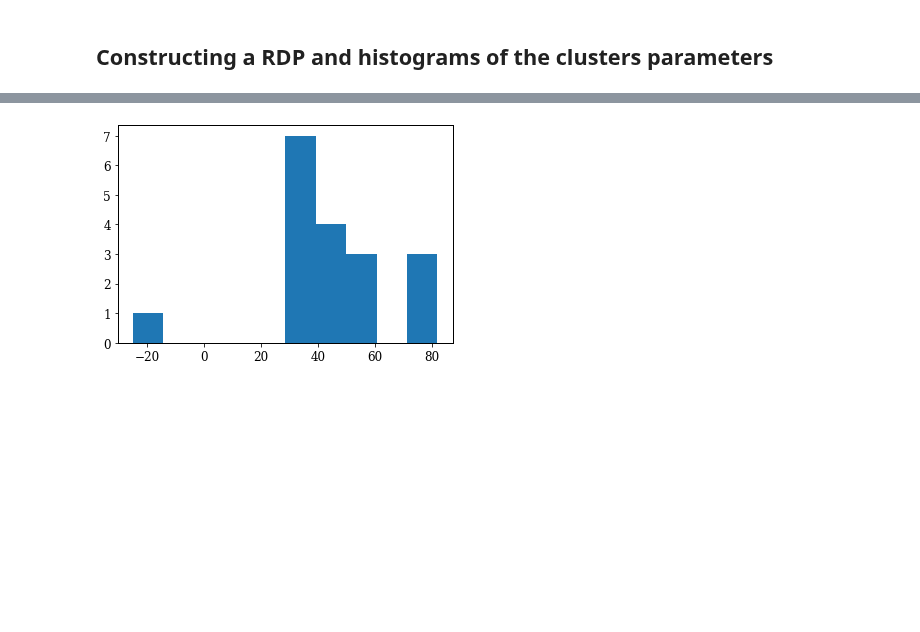
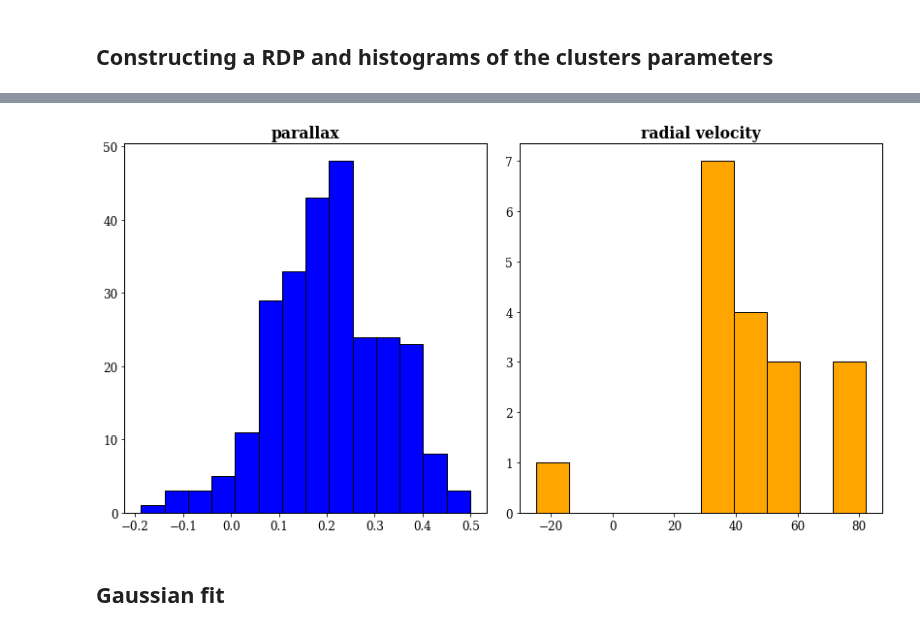
Before and after one commit to jppirest/mw_substructures, a Jupyter notebook: dados/GAIA/Latest/Clusters/Berkeley_23/py_gaia.ipynb, the cells around one changed output, grey strips where cells are left out. Drawn from its saved outputs; the diff is of its cells as text; code cells hidden in the pictures; blank space fills up the shorter version.

```diff
--- a/dados/GAIA/Latest/Clusters/Berkeley_23/py_gaia.ipynb
+++ b/dados/GAIA/Latest/Clusters/Berkeley_23/py_gaia.ipynb
@@ -328,6 +327,19 @@ plt.hist(subset['parallax'], optimal_bin);
-# %%
-ra_vel = subset.dropna(how='any',subset=['radial_velocity'])
-optimal_bin = np.histogram_bin_edges(ra_vel['radial_velocity'], bins = 'fd')
-plt.hist(ra_vel.radial_velocity, optimal_bin);
-# %% [output]
-[figure, removed]
+# %%
+fig = plt.figure(figsize=(14,7))
+ax1 = fig.add_subplot(2,4, (1,6))
+
+optimal_bin = np.histogram_bin_edges(subset['parallax'], bins = 'fd')
+ax1.hist(subset['parallax'], optimal_bin, ec = 'k',color = 'blue');
+
+ax2 = fig.add_subplot(2,4, (3,8))
+
+ra_vel = subset.dropna(how='any',subset=['radial_velocity'])
+optimal_bin = np.histogram_bin_edges(ra_vel['radial_velocity'], bins = 'fd')
+ax2.hist(ra_vel.radial_velocity, optimal_bin, ec = 'k',color = 'orange');
+
+ax1.set_title('parallax', fontweight = 'bold')
+ax2.set_title('radial velocity', fontweight = 'bold');
+# %% [output]
+[figure, added]
+# %% [markdown]
+## Gaussian fit
```
Also changed, not shown: parts of 24 cells of this notebook, 1 other file.
